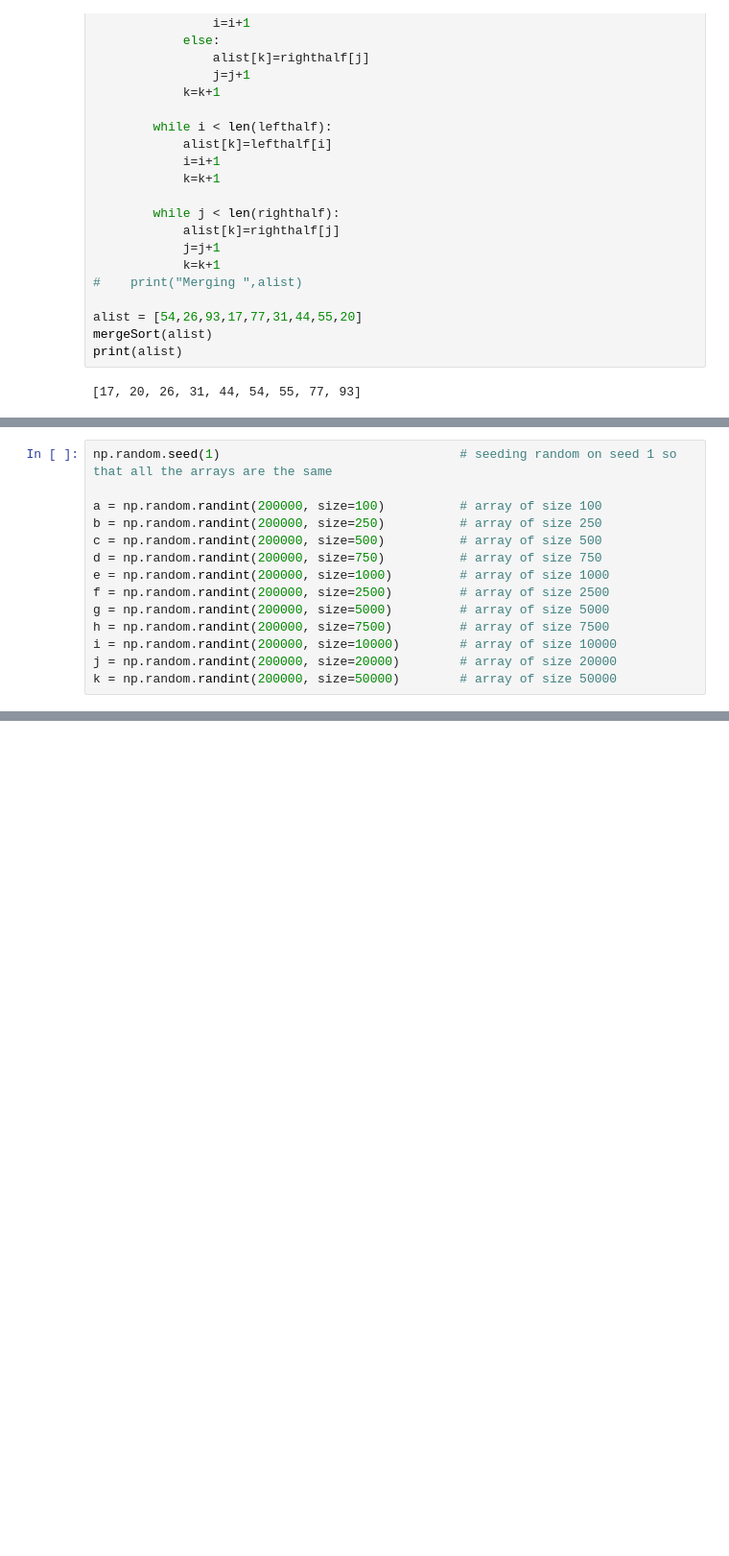
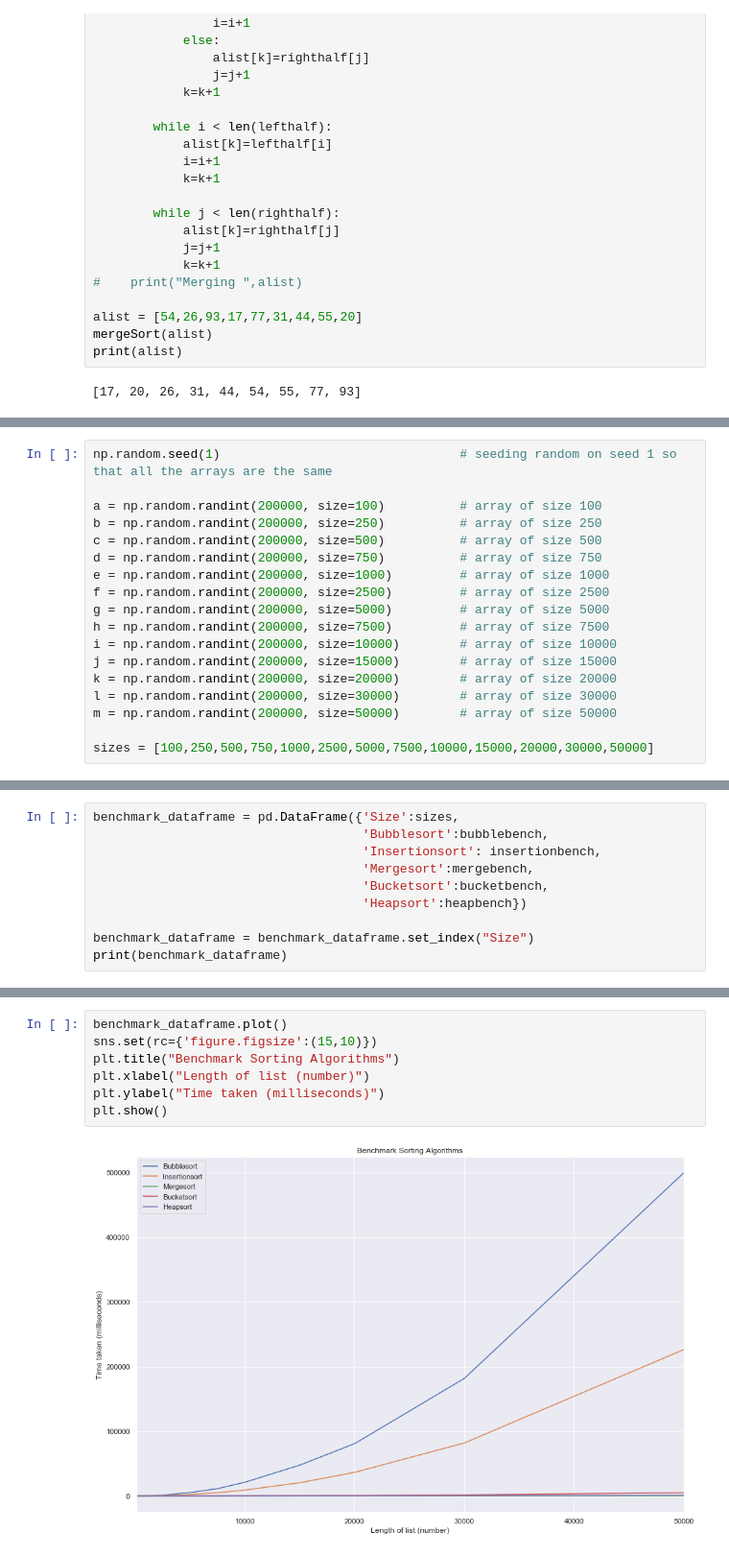
Before and after one commit to MichaelORegan/46887-COMPUTATIONAL-THINKING-WITH-ALGORITHMS-PROJECT, a Jupyter notebook: 46887 Project.ipynb, the cells around one changed output, grey strips where cells are left out. Shown: that part at 96% size. Drawn from its saved outputs; the diff is of its cells as text; blank space fills up the shorter version.

Commit message:
benchamrk files, .py algorithm files and updates to ipynb file added

```diff
--- a/46887 Project.ipynb
+++ b/46887 Project.ipynb
@@ -250,5 +418,9 @@ f = np.random.randint(200000, size=2500)         # array of size 2500
 g = np.random.randint(200000, size=5000)         # array of size 5000
 h = np.random.randint(200000, size=7500)         # array of size 7500
 i = np.random.randint(200000, size=10000)        # array of size 10000
-j = np.random.randint(200000, size=20000)        # array of size 20000
-k = np.random.randint(200000, size=50000)        # array of size 50000
+j = np.random.randint(200000, size=15000)        # array of size 15000
+k = np.random.randint(200000, size=20000)        # array of size 20000
+l = np.random.randint(200000, size=30000)        # array of size 30000
+m = np.random.randint(200000, size=50000)        # array of size 50000
+
+sizes = [100,250,500,750,1000,2500,5000,7500,10000,15000,20000,30000,50000]
@@ -275,0 +469,10 @@ print(insertionbench)
+# %%
+benchmark_dataframe = pd.DataFrame({'Size':sizes,
+                                    'Bubblesort':bubblebench,
+                                    'Insertionsort': insertionbench,
+                                    'Mergesort':mergebench,
+                                    'Bucketsort':bucketbench,
+                                    'Heapsort':heapbench})
+
+benchmark_dataframe = benchmark_dataframe.set_index("Size")
+print(benchmark_dataframe)
@@ -275,0 +495,9 @@ print(insertionbench)
+# %%
+benchmark_dataframe.plot()
+sns.set(rc={'figure.figsize':(15,10)})
+plt.title("Benchmark Sorting Algorithms")
+plt.xlabel("Length of list (number)")
+plt.ylabel("Time taken (milliseconds)")
+plt.show()
+# %% [output]
+[figure, added]
```
Also changed, not shown: parts of 55 cells of this notebook, 9 other files.
